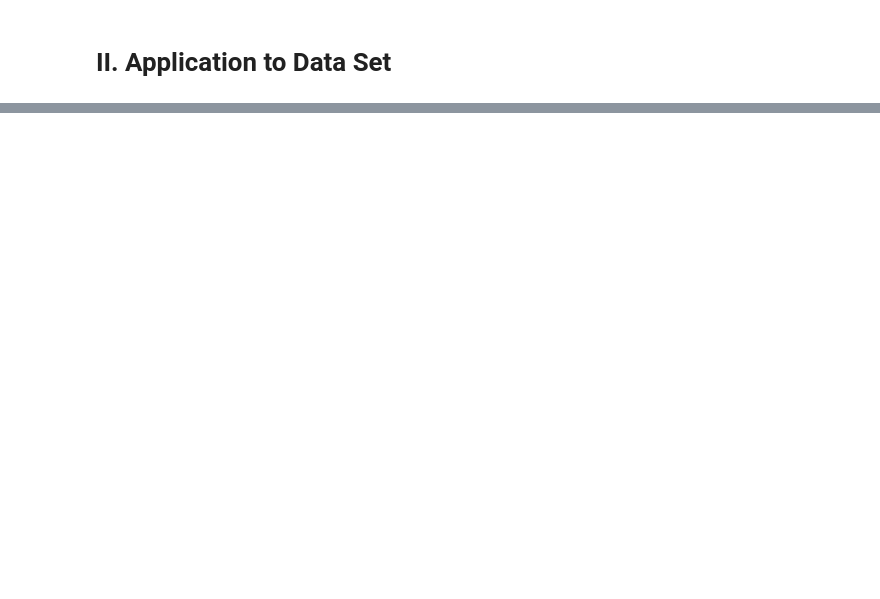
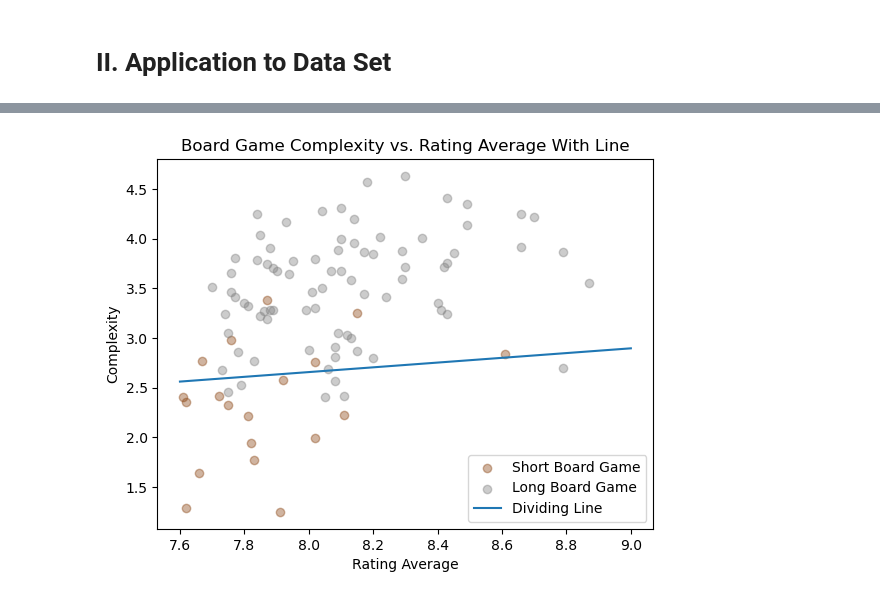
Before and after one commit to legendschwab/cmor438individual, a Jupyter notebook: Supervised Machine Learning/1. Perceptron/perceptroncmor438.ipynb, the cells around one changed output, grey strips where cells are left out. Drawn from its saved outputs; the diff is of its cells as text; code cells hidden in the pictures; blank space fills up the shorter version.

```diff
--- a/Supervised Machine Learning/1. Perceptron/perceptroncmor438.ipynb
+++ b/Supervised Machine Learning/1. Perceptron/perceptroncmor438.ipynb
@@ -166,0 +199,25 @@ Epoch 296/300, Misclassifications: 75
+# %%
+p.weights
+
+# Plot short board games
+plt.scatter(short['Rating Average'], short['Complexity Average'], color='saddlebrown', label='Short Board Game', alpha=0.4)
+
+# Plot long board games
+plt.scatter(long['Rating Average'], long['Complexity Average'],
+            color='gray', label='Long Board Game', alpha=0.4)
+
+# Plotting linear divider based on weights
+x = np.linspace(7.6, 9, 400)
+y = -1/p.weights[1] * (p.weights[0]*x + p.bias)
+plt.plot(x,y, label = 'Dividing Line')
+
+# Labels and title
+plt.xlabel('Rating Average')
+plt.ylabel('Complexity')
+plt.title('Board Game Complexity vs. Rating Average With Line')
+# Add legend
+plt.legend()
+# Show plot
+plt.show()
+# %% [output]
+[figure, added]
```
Also changed, not shown: parts of 17 cells of this notebook, 5 other files.
